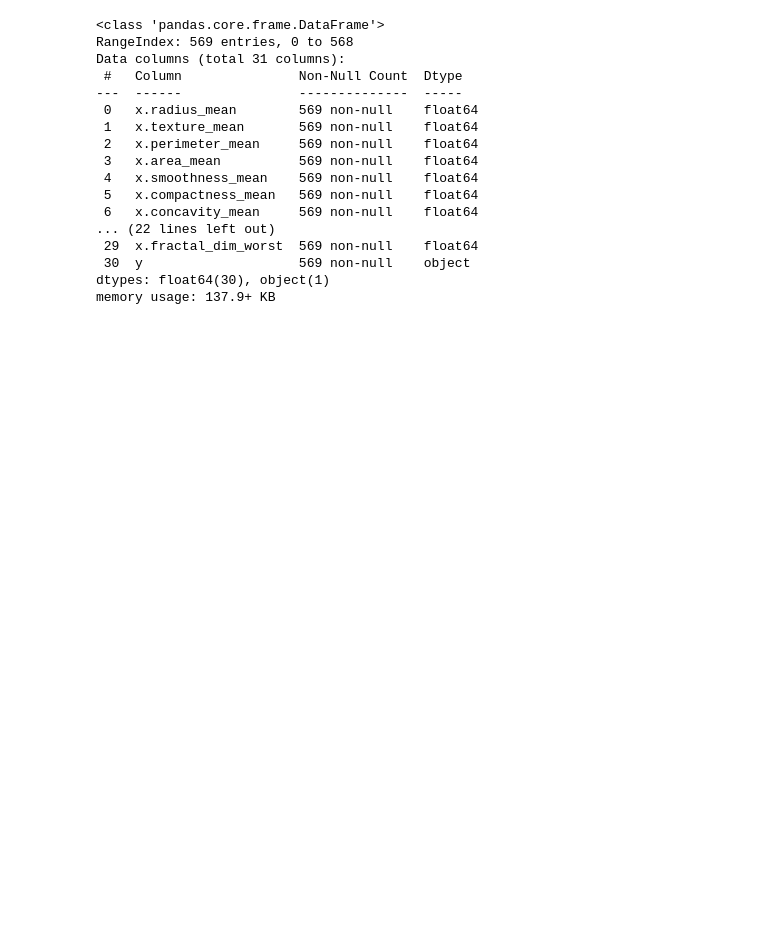
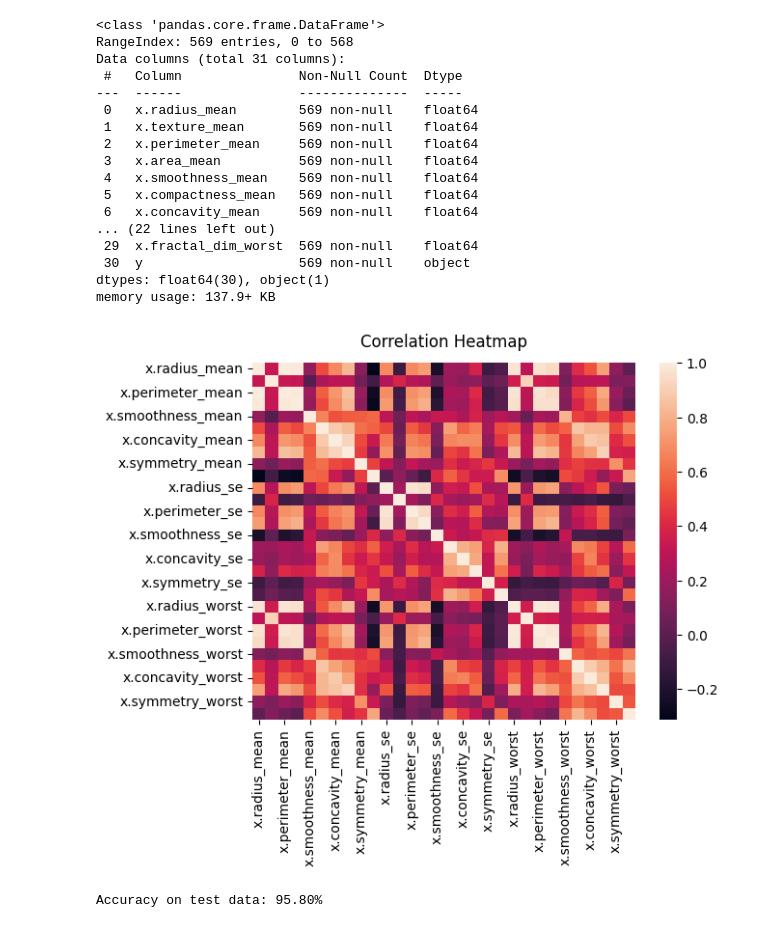
Before and after one commit to larryTientcheu/brcancer_classification, a Jupyter notebook: breast_cancer_classification.ipynb, the cells around one changed output. Cells and saved outputs as stored; diff of their text form; code cells hidden in the pictures; blank space fills up the shorter version.

Commit message:
correlation matrix

```diff
--- a/breast_cancer_classification.ipynb
+++ b/breast_cancer_classification.ipynb
@@ -121,0 +123,3 @@ from scipy.stats import spearmanr
+# %%
+# Slice the dataframe into x(data) and y(target)
+X, y = df_copy.loc[:,df_copy.columns != 'y'], df_copy['y']
@@ -121,0 +128,12 @@ from scipy.stats import spearmanr
+# %%
+# Correlation matrix
+heatmap = sns.heatmap(X.corr())
+heatmap.set_title('Correlation Heatmap', fontdict={'fontsize':12}, pad=12);
+# %% [output]
+[figure, added]
+# %%
+clf = RandomForestClassifier(n_estimators=100, random_state=42)
+clf.fit(X_train, y_train)
+print("Accuracy on test data: {:.2%}".format(clf.score(X_test, y_test)))
+# %% [output]
+Accuracy on test data: 95.80%
```
Also changed, not shown: parts of 2 cells of this notebook.
